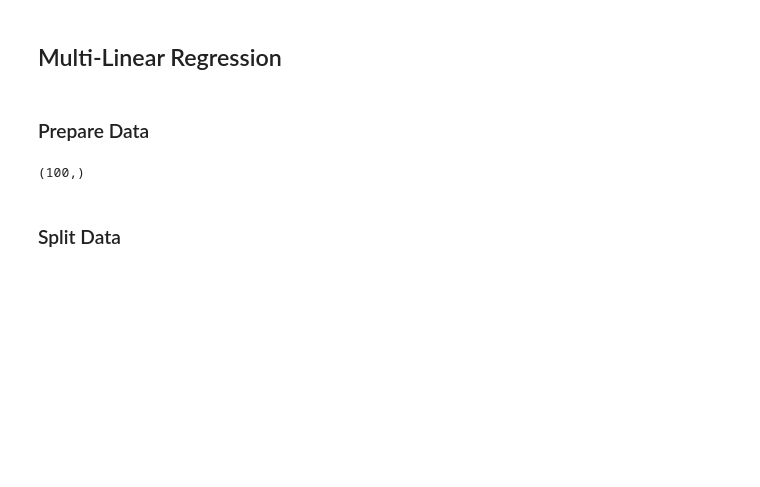
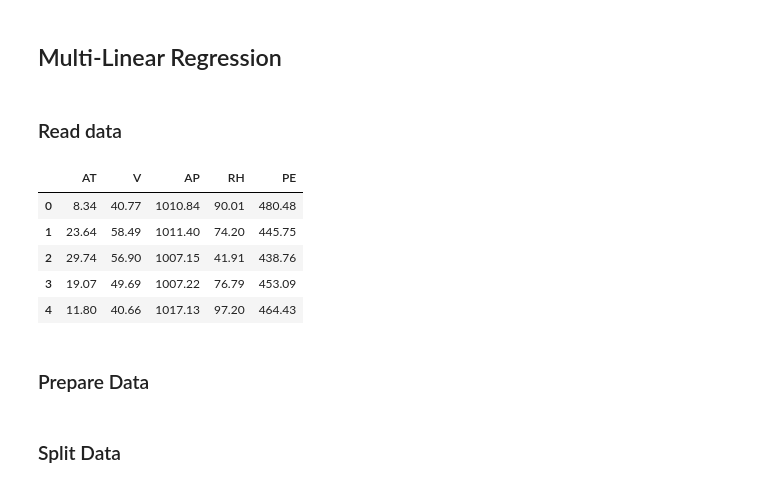
Before and after one commit to bc913/ai_ml_notes, a Jupyter notebook: jupyter/linear_reg.ipynb, the cells around one changed output. Cells and saved outputs as stored; diff of their text form; code cells hidden in the pictures; blank space fills up the shorter version.

```diff
--- a/jupyter/linear_reg.ipynb
+++ b/jupyter/linear_reg.ipynb
@@ -81,21 +82,32 @@ plt.show()
 [figure]
 # %% [markdown]
 ## Multi-Linear Regression
+# %% [markdown]
+### Read data
+# %%
+data_df = pd.read_csv('files/combined_cycle_data.csv')
+data_df.head()
+# %% [output]
+|  | AT | V | AP | RH | PE |
+| 0 | 8.34 | 40.77 | 1010.84 | 90.01 | 480.48 |
+| 1 | 23.64 | 58.49 | 1011.40 | 74.20 | 445.75 |
+| 2 | 29.74 | 56.90 | 1007.15 | 41.91 | 438.76 |
+| 3 | 19.07 | 49.69 | 1007.22 | 76.79 | 453.09 |
+| 4 | 11.80 | 40.66 | 1017.13 | 97.20 | 464.43 |
 # %% [markdown]
 ### Prepare Data
 # %%
-x_data = np.random.rand(100, 2)
-y_data = np.add(2.0, np.multiply(3.0, x_data[:, 0]))+ np.random.rand(100)
-'''
-x = [
-    [0, 1], [5, 1], [15, 2], [25, 5], [35, 11], [45, 15], [55, 34], [60, 35]
-]
-y = [4, 5, 20, 14, 32, 22, 38, 43]
-x_data, y_data = np.array(x), np.array(y)
-'''
-y_data.shape
+x_data = data_df.drop(['PE'], axis=1).values
+y_data = data_df['PE'].values
+# x_data = np.random.rand(100, 2)
+# y_data = np.add(2.0, np.multiply(3.0, x_data[:, 0]))+ np.random.rand(100)
+# '''
+# x = [
+#     [0, 1], [5, 1], [15, 2], [25, 5], [35, 11], [45, 15], [55, 34], [60, 35]
+# ]
+# y = [4, 5, 20, 14, 32, 22, 38, 43]
+# x_data, y_data = np.array(x), np.array(y)
+# '''
-# %% [output]
-(100,)
 # %% [markdown]
 ### Split Data
 # %%
```
Also changed, not shown: parts of 10 cells of this notebook, 1 other file.
